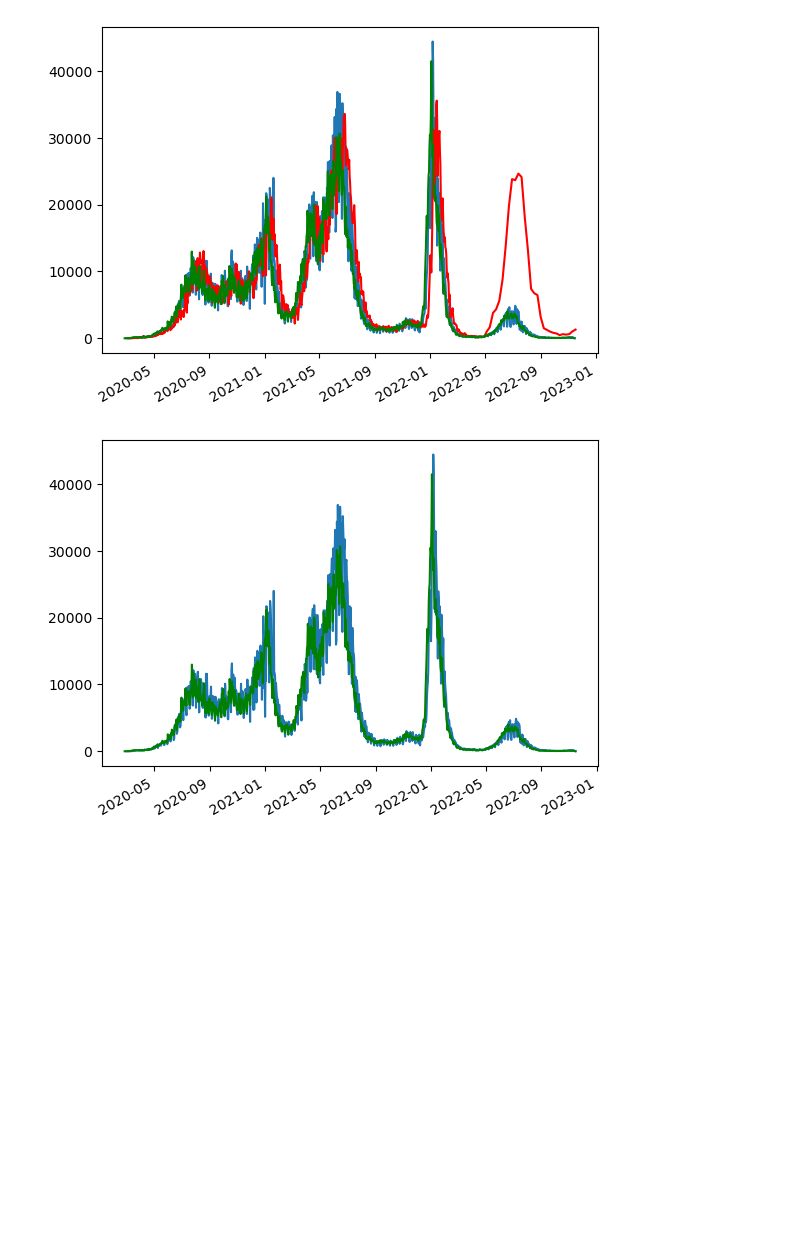
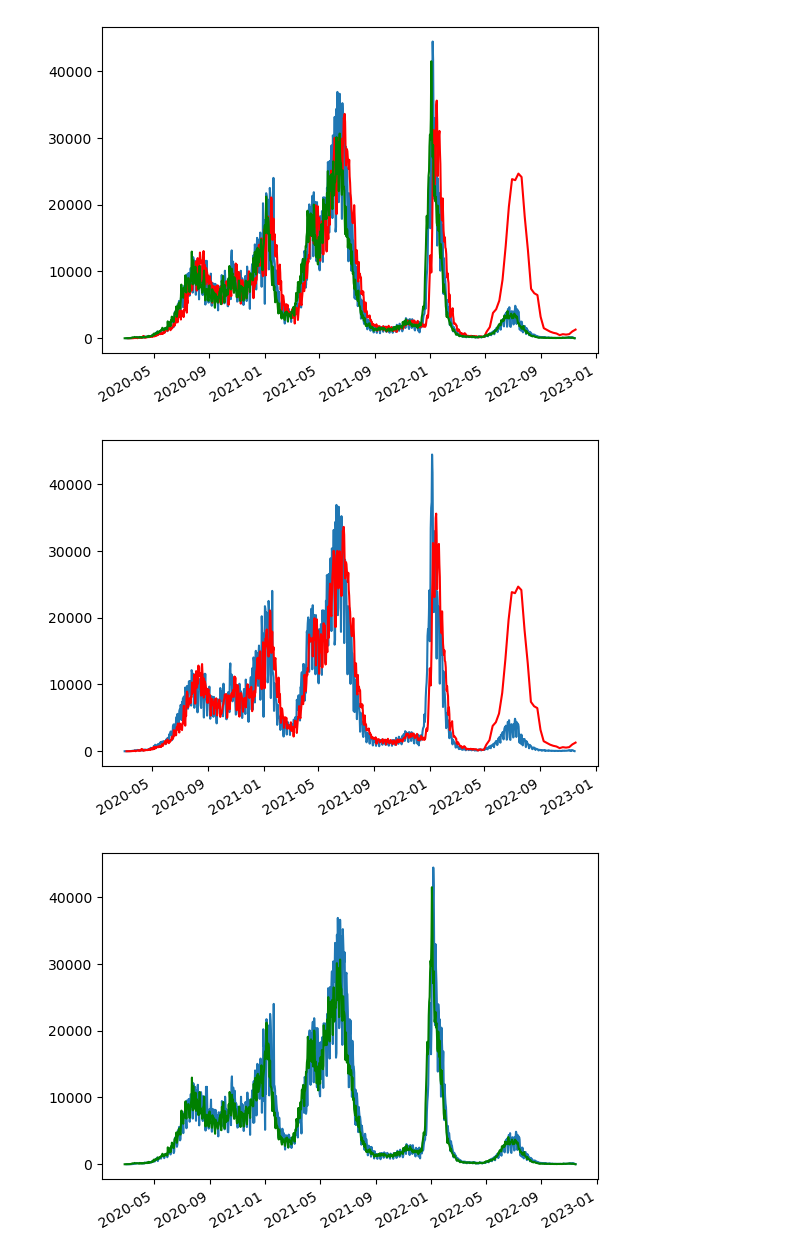
Before and after one commit to sdg1309/data-analysis-of-the-COVID-19-pandemic-in-Colombia, a Jupyter notebook: analizid_fin.ipynb, the cells around one changed output. Drawn from its saved outputs; the diff is of its cells as text; code cells hidden in the pictures; blank space fills up the shorter version.

```diff
--- a/analizid_fin.ipynb
+++ b/analizid_fin.ipynb
@@ -138,6 +138,13 @@ datos_ini.Fecha_inicio_sintomas.value_counts().sort_index(ascending=True).plot(c
 plt.show()
 # %% [output]
 [figure]
+# %%
+plt.figure()
+datos_ini.Fecha_Not.value_counts().sort_index(ascending=True).plot()
+datos_ini.fecha_hoy_casos.value_counts().sort_index(ascending=True).plot(color='red')
+plt.show()
+# %% [output]
+[figure, added]
 # %%
 plt.figure()
 datos_ini.Fecha_Not.value_counts().sort_index(ascending=True).plot()
```
